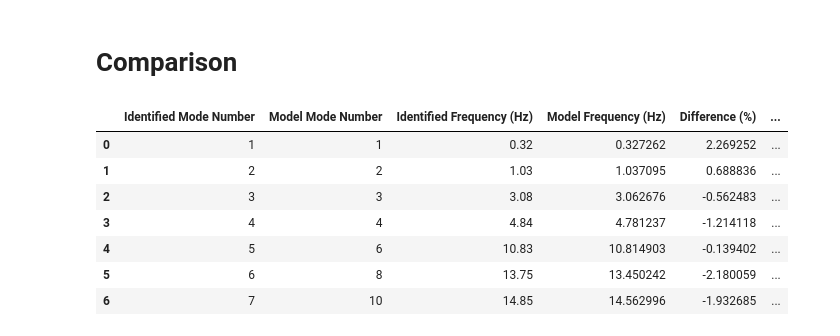
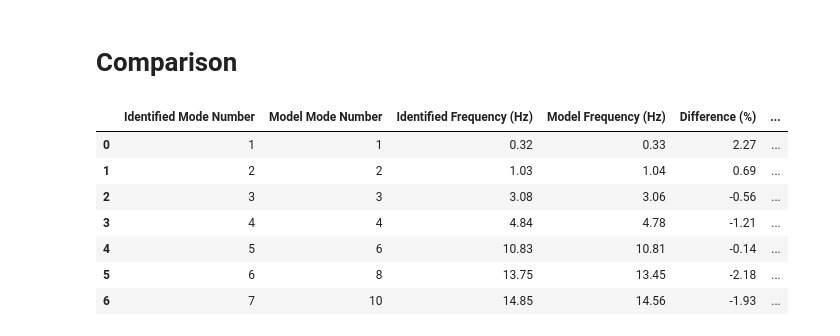
Before and after one commit to Aminealami16/Monitoring-of-Structural-Health-and-Geohazards, a Jupyter notebook: vibration_of_building/04_after_validation.ipynb, the cells around one changed output. Saved outputs shown, nothing was run; the diff lists cells and outputs as text; code cells hidden in the pictures.

```diff
--- a/vibration_of_building/04_after_validation.ipynb
+++ b/vibration_of_building/04_after_validation.ipynb
@@ -49,3 +49,26 @@ for i in range(Phi_id.shape[1] + n_add_modes):                     # Index over
 
 fig = px.imshow(MAC, color_continuous_scale='Viridis')
 fig.show()
+# %%
+# Compute MAC of identified and modelled modes
+n_add_modes = 10 - n_modes
+MAC = np.zeros((Phi_id.shape[1] + n_add_modes, Phi_id.shape[1]))   # Initialize MAC matrix
+for i in range(Phi_id.shape[1] + n_add_modes):                     # Index over computed modes (larger)
+    for j in range(Phi_id.shape[1]):                     # Index over identified modes
+        numerator = np.abs(np.conj(Phi_m[:, i]) @ Phi_id[:, j])**2
+        denominator = (np.conj(Phi_m[:, i]) @ Phi_m[:, i]) * (np.conj(Phi_id[:, j]) @ Phi_id[:, j])
+        MAC[i, j] = numerator / denominator
+
+fig, ax = plt.subplots()
+im = ax.imshow(MAC, cmap='viridis', aspect='auto')
+plt.colorbar(im)
+ax.set_title('Identified vs Calculated MAC (post-updating)')
+ax.set_xlabel('Identified Mode Number')
+ax.set_ylabel('Model Mode Number')
+ax.set_xticks(np.arange(MAC.shape[1]))
+ax.set_yticks(np.arange(MAC.shape[0]))
+ax.set_xticklabels(np.arange(1, MAC.shape[1] + 1))
+ax.set_yticklabels(np.arange(1, MAC.shape[0] + 1))
+ax.set_aspect('equal', adjustable='box')
+plt.savefig('figures/MAC_matrix_post_updating.png', dpi=300)
+plt.show()
@@ -94,30 +119,38 @@ Mode pairs (identified mode number, model mode number):
 # %%
 # Extract the modelled frequencies corresponding to the mode pairs
 freq_m_selected = freq_m[modepairs[:, 1] - 1]
 
 # Calculate percentage difference
 difference_percent = (freq_m_selected - freq_id[modepairs[:, 0] - 1]) / freq_id[modepairs[:, 0] - 1] * 100
 
 # Extract MAC values for the paired modes
 MAC_value = MAC[modepairs[:, 1] - 1, modepairs[:, 0] - 1]
 
 # Create a DataFrame for better visualization
 df = pd.DataFrame({
     'Identified Mode Number': modepairs[:, 0],
     'Model Mode Number': modepairs[:, 1],
     'Identified Frequency (Hz)': freq_id[modepairs[:, 0] - 1],
     'Model Frequency (Hz)': freq_m_selected,
     'Difference (%)': difference_percent,
     'MAC Value': MAC_value
 })
 
-display(df)
+# Format all columns to 2 decimal places
+df = df.astype({'Identified Mode Number': 'int', 'Model Mode Number': 'int'})
+df_display = df.copy()
+df_display['Identified Frequency (Hz)'] = df_display['Identified Frequency (Hz)'].round(2)
+df_display['Model Frequency (Hz)'] = df_display['Model Frequency (Hz)'].round(2)
+df_display['Difference (%)'] = df_display['Difference (%)'].round(2)
+df_display['MAC Value'] = df_display['MAC Value'].round(2)
+
+display(df_display)
 # %% [output]
 |  | Identified Mode Number | Model Mode Number | Identified Frequency (Hz) | Model Frequency (Hz) | Difference (%) | ... |
-| 0 | 1 | 1 | 0.32 | 0.327262 | 2.269252 | ... |
-| 1 | 2 | 2 | 1.03 | 1.037095 | 0.688836 | ... |
-| 2 | 3 | 3 | 3.08 | 3.062676 | -0.562483 | ... |
-| 3 | 4 | 4 | 4.84 | 4.781237 | -1.214118 | ... |
-| 4 | 5 | 6 | 10.83 | 10.814903 | -0.139402 | ... |
-| 5 | 6 | 8 | 13.75 | 13.450242 | -2.180059 | ... |
-| 6 | 7 | 10 | 14.85 | 14.562996 | -1.932685 | ... |
+| 0 | 1 | 1 | 0.32 | 0.33 | 2.27 | ... |
+| 1 | 2 | 2 | 1.03 | 1.04 | 0.69 | ... |
+| 2 | 3 | 3 | 3.08 | 3.06 | -0.56 | ... |
+| 3 | 4 | 4 | 4.84 | 4.78 | -1.21 | ... |
+| 4 | 5 | 6 | 10.83 | 10.81 | -0.14 | ... |
+| 5 | 6 | 8 | 13.75 | 13.45 | -2.18 | ... |
+| 6 | 7 | 10 | 14.85 | 14.56 | -1.93 | ... |
```
Also changed, not shown: parts of 1 cell of this notebook, 6 other files.
